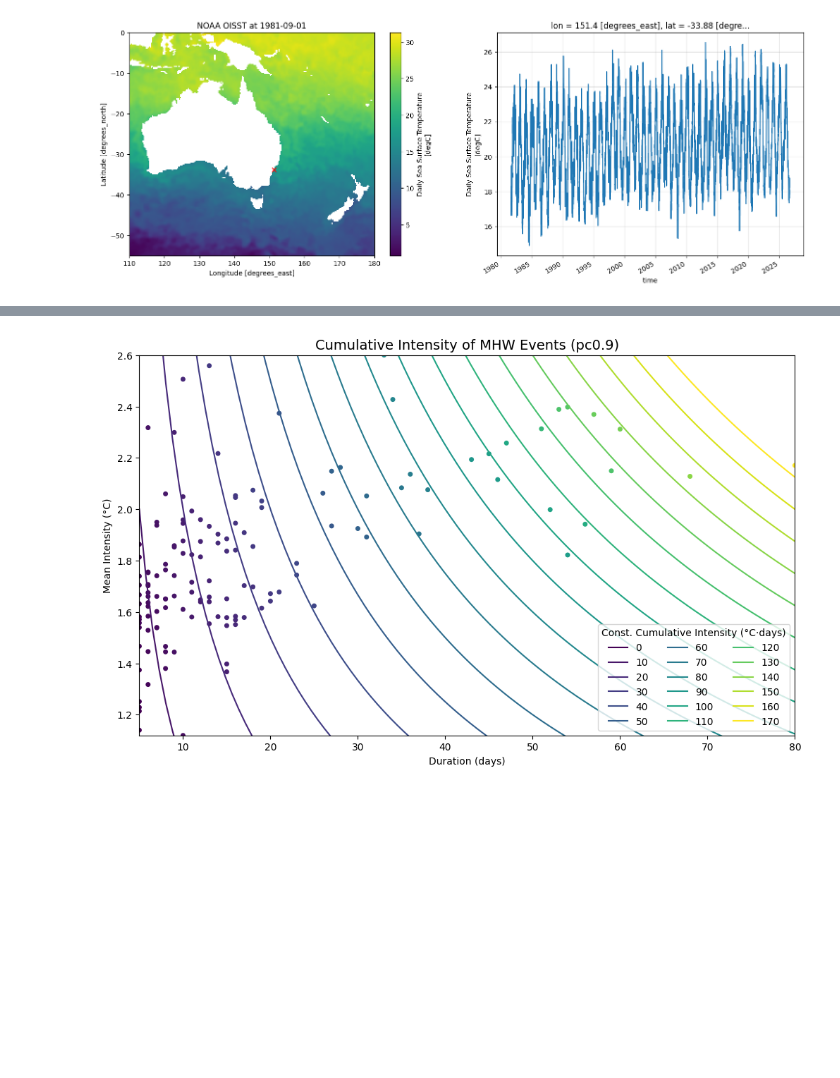
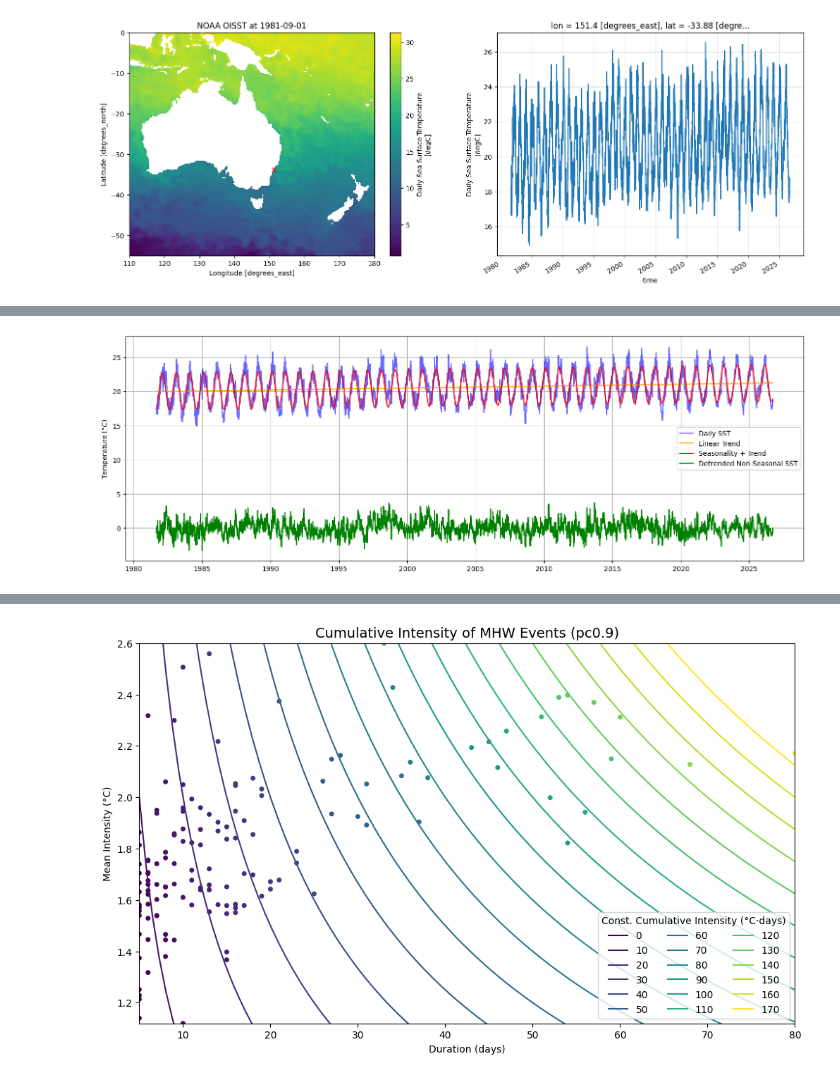
Before and after one commit to jordanlorenzatto/mhw-bivariate-events, a Jupyter notebook: MHW_oisst_EDA.ipynb, the cells around one changed output, grey strips where cells are left out. Cells and saved outputs as stored; diff of their text form; code cells hidden in the pictures; blank space fills up the shorter version.

```diff
--- a/MHW_oisst_EDA.ipynb
+++ b/MHW_oisst_EDA.ipynb
@@ -66,0 +70,35 @@ ax2.grid(alpha=0.5)
+# %%
+syd_daily = daily.sel(lat=lat_sel, lon=lon_sel, method='nearest')#.sel(time=slice('1981-09-01','1991-09-01'))
+
+# degree 1 polynomial fit to get trend, then subtract from original series to detrend
+x_numeric = (syd_daily.time - syd_daily.time[0]).dt.days
+m, b = np.polyfit(x_numeric, syd_daily, deg=1)
+trend = m*x_numeric+b
+syd_daily_detrended = syd_daily - trend
+
+# Fourier transform to extract dominant wave component
+N = len(syd_daily)
+fft_vals = np.fft.rfft(syd_daily_detrended)
+magnitude = np.abs(fft_vals)
+peak_index = np.argmax(magnitude[1:]) + 1
+fft_freqs = np.fft.rfftfreq(len(syd_daily_detrended))
+dominant_T = 1 / fft_freqs[peak_index]
+dominant_f = fft_freqs[peak_index]
+dominant_A = magnitude[peak_index]
+dominant_theta = np.angle(fft_vals[peak_index])
+seasonality = dominant_A * (2/N) * np.cos(2 * np.pi * dominant_f * x_numeric + dominant_theta)
+
+# Remove seasonality from detrended sst time series
+syd_daily_rw = syd_daily_detrended - seasonality
+
+# Plot
+plt.figure(figsize=(18, 6))
+plt.ylabel("Temperature ($\degree C$)")
+plt.plot(syd_daily.time, syd_daily, color='blue', alpha=0.6, label="Daily SST")
+plt.plot(syd_daily.time, trend, color='orange', label="Linear Trend")
+plt.plot(syd_daily.time, seasonality+trend, color='red', label="Seasonality + Trend")
+plt.plot(syd_daily.time, syd_daily_rw, color='green', label="Detrended Non-Seasonal SST")
+plt.legend()
+plt.grid(True)
+# %% [output]
+[figure, added]
```
Also changed, not shown: parts of 21 cells of this notebook, 3 other files.
